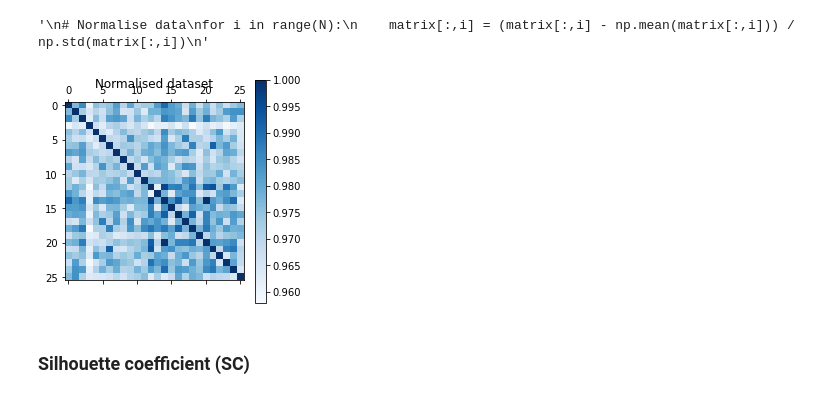
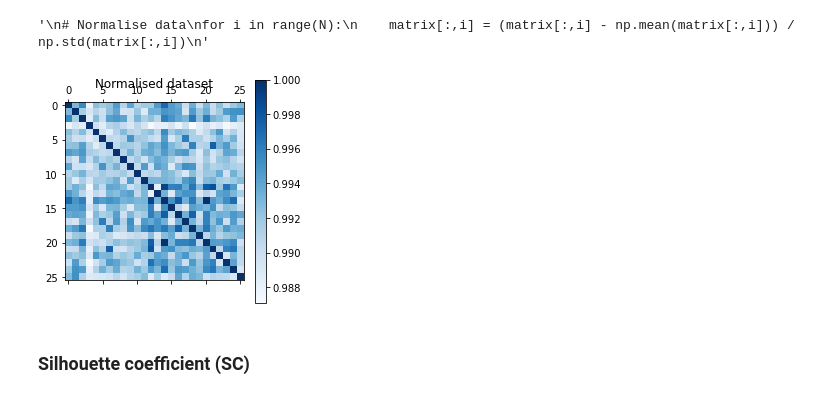
Before and after one commit to alexandremerasli/TFE, a Jupyter notebook: cluster_data.ipynb, the cells around one changed output. Saved outputs shown, nothing was run; the diff lists cells and outputs as text; code cells hidden in the pictures.

```diff
--- a/cluster_data.ipynb
+++ b/cluster_data.ipynb
@@ -291,20 +292,20 @@ for i in range(N):
 # %%
 norm_coef = 1
 add_coef = 0
 distance_matrix = computeDistanceMatrix(15,addCoef=0,keepDiag=False) # Choose between 1 and 45,
                                             # 45 means bigger non diagonal correlations almost 1
-#distance_matrix = computeDistanceMatrix(1,addCoef=0,keepDiag=True) # Choose between 1 and 45,
+distance_matrix = computeDistanceMatrix(1,addCoef=0,keepDiag=True) # Choose between 1 and 45,
 
 study_matrix_norm = 1-(distance_matrix-add_coef)
 for i in range(len(study_matrix)):
     study_matrix_norm[i,i] = 1
 
 plt.matshow(study_matrix_norm, cmap=plt.cm.Blues)
 plt.title("Normalised dataset")
 plt.colorbar()
 plt.show()
 # %% [output]
-[figure, old version]
+[figure, new version]
 # %% [markdown]
 ### Silhouette coefficient (SC)
 # %%
```
Also changed, not shown: parts of 63 cells of this notebook.
